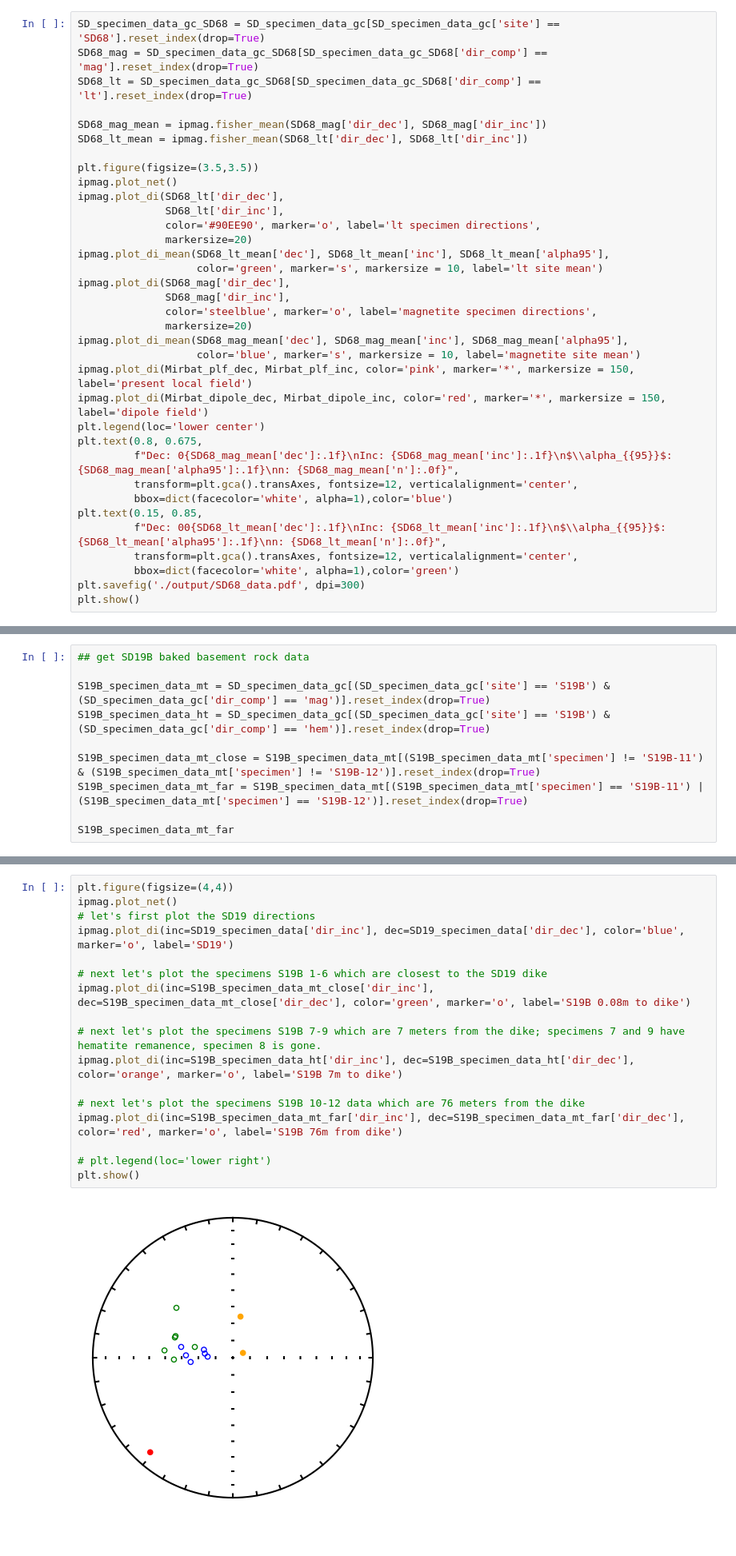
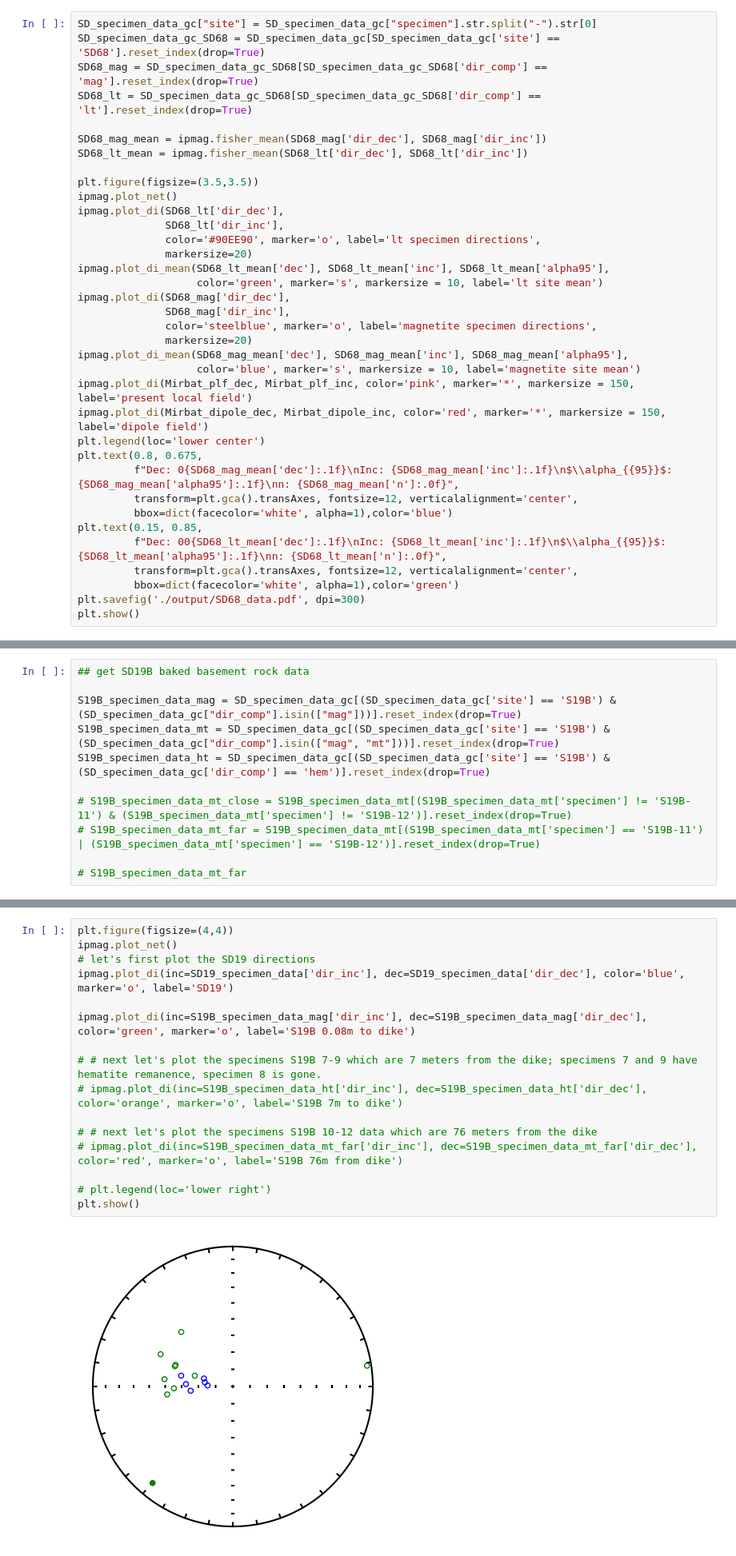
Before and after one commit to Swanson-Hysell-Group/2025_Oman_Paleogeography, a Jupyter notebook: code/dike_paleomagnetism.ipynb, the cells around one changed output, grey strips where cells are left out. Shown at 80% size. Drawn from its saved outputs; the diff is of its cells as text.

Commit message:
some refinement of prior data

```diff
--- a/code/dike_paleomagnetism.ipynb
+++ b/code/dike_paleomagnetism.ipynb
@@ -558,6 +566,7 @@ A_95 of 2.5 passes Deenen et al. (2011) criteria of being between 2.5 and 6.9 fo
 # %% [markdown]
 ### Site level plots for pmag figure
 # %%
+SD_specimen_data_gc["site"] = SD_specimen_data_gc["specimen"].str.split("-").str[0]
 SD_specimen_data_gc_SD68 = SD_specimen_data_gc[SD_specimen_data_gc['site'] == 'SD68'].reset_index(drop=True)
 SD68_mag = SD_specimen_data_gc_SD68[SD_specimen_data_gc_SD68['dir_comp'] == 'mag'].reset_index(drop=True)
 SD68_lt = SD_specimen_data_gc_SD68[SD_specimen_data_gc_SD68['dir_comp'] == 'lt'].reset_index(drop=True)
@@ -719,10 +727,11 @@ ipmag.plot_di(inc=SD19_specimen_data['dir_inc'], dec=SD19_specimen_data['dir_dec
 # %%
 ## get SD19B baked basement rock data
 
-S19B_specimen_data_mt = SD_specimen_data_gc[(SD_specimen_data_gc['site'] == 'S19B') & (SD_specimen_data_gc['dir_comp'] == 'mag')].reset_index(drop=True)
+S19B_specimen_data_mag = SD_specimen_data_gc[(SD_specimen_data_gc['site'] == 'S19B') & (SD_specimen_data_gc["dir_comp"].isin(["mag"]))].reset_index(drop=True)
+S19B_specimen_data_mt = SD_specimen_data_gc[(SD_specimen_data_gc['site'] == 'S19B') & (SD_specimen_data_gc["dir_comp"].isin(["mag", "mt"]))].reset_index(drop=True)
 S19B_specimen_data_ht = SD_specimen_data_gc[(SD_specimen_data_gc['site'] == 'S19B') & (SD_specimen_data_gc['dir_comp'] == 'hem')].reset_index(drop=True)
 
-S19B_specimen_data_mt_close = S19B_specimen_data_mt[(S19B_specimen_data_mt['specimen'] != 'S19B-11') & (S19B_specimen_data_mt['specimen'] != 'S19B-12')].reset_index(drop=True)
-S19B_specimen_data_mt_far = S19B_specimen_data_mt[(S19B_specimen_data_mt['specimen'] == 'S19B-11') | (S19B_specimen_data_mt['specimen'] == 'S19B-12')].reset_index(drop=True)
+# S19B_specimen_data_mt_close = S19B_specimen_data_mt[(S19B_specimen_data_mt['specimen'] != 'S19B-11') & (S19B_specimen_data_mt['specimen'] != 'S19B-12')].reset_index(drop=True)
+# S19B_specimen_data_mt_far = S19B_specimen_data_mt[(S19B_specimen_data_mt['specimen'] == 'S19B-11') | (S19B_specimen_data_mt['specimen'] == 'S19B-12')].reset_index(drop=True)
 
-S19B_specimen_data_mt_far
+# S19B_specimen_data_mt_far
@@ -733,22 +738,21 @@ S19B_specimen_data_mt_far
 # %%
 plt.figure(figsize=(4,4))
 ipmag.plot_net()
 # let's first plot the SD19 directions
 ipmag.plot_di(inc=SD19_specimen_data['dir_inc'], dec=SD19_specimen_data['dir_dec'], color='blue', marker='o', label='SD19')
 
-# next let's plot the specimens S19B 1-6 which are closest to the SD19 dike
-ipmag.plot_di(inc=S19B_specimen_data_mt_close['dir_inc'], dec=S19B_specimen_data_mt_close['dir_dec'], color='green', marker='o', label='S19B 0.08m to dike')
+ipmag.plot_di(inc=S19B_specimen_data_mag['dir_inc'], dec=S19B_specimen_data_mag['dir_dec'], color='green', marker='o', label='S19B 0.08m to dike')
 
-# next let's plot the specimens S19B 7-9 which are 7 meters from the dike; specimens 7 and 9 have hematite remanence, specimen 8 is gone.
-ipmag.plot_di(inc=S19B_specimen_data_ht['dir_inc'], dec=S19B_specimen_data_ht['dir_dec'], color='orange', marker='o', label='S19B 7m to dike')
+# # next let's plot the specimens S19B 7-9 which are 7 meters from the dike; specimens 7 and 9 have hematite remanence, specimen 8 is gone.
+# ipmag.plot_di(inc=S19B_specimen_data_ht['dir_inc'], dec=S19B_specimen_data_ht['dir_dec'], color='orange', marker='o', label='S19B 7m to dike')
 
-# next let's plot the specimens S19B 10-12 data which are 76 meters from the dike
-ipmag.plot_di(inc=S19B_specimen_data_mt_far['dir_inc'], dec=S19B_specimen_data_mt_far['dir_dec'], color='red', marker='o', label='S19B 76m from dike')
+# # next let's plot the specimens S19B 10-12 data which are 76 meters from the dike
+# ipmag.plot_di(inc=S19B_specimen_data_mt_far['dir_inc'], dec=S19B_specimen_data_mt_far['dir_dec'], color='red', marker='o', label='S19B 76m from dike')
 
 # plt.legend(loc='lower right')
 plt.show()
 # %% [output]
-[figure, old version]
+[figure, new version]
 # %%
 # conduct a common mean test between specimens of SD19 and S19B 1-6
 ipmag.common_mean_bootstrap(SD19_specimen_data[['dir_inc','dir_dec']].to_numpy(),
```
Also changed, not shown: parts of 30 cells of this notebook.
